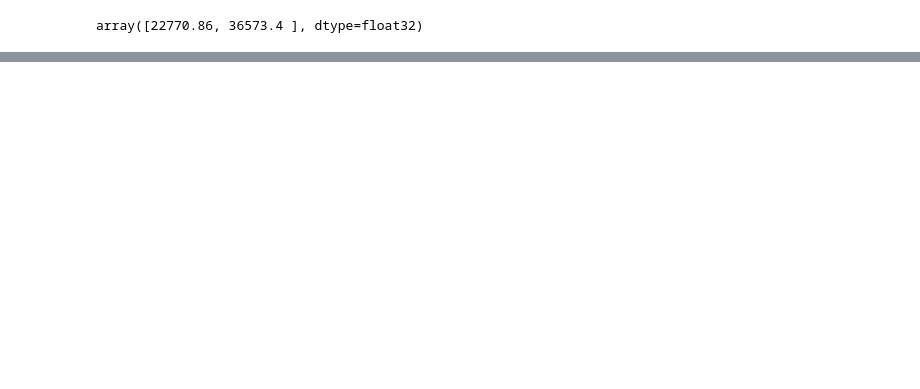
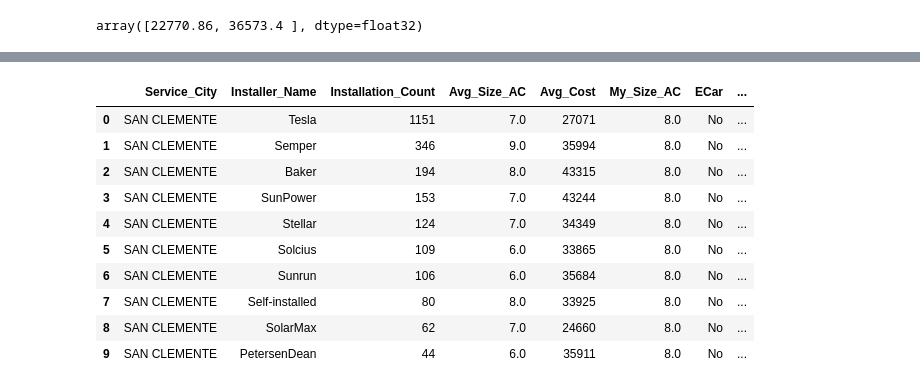
Before and after one commit to ns96/ML_Project, a Jupyter notebook: eda/db_nstevens.ipynb, the cells around one changed output, grey strips where cells are left out. Drawn from its saved outputs; the diff is of its cells as text; code cells hidden in the pictures; blank space fills up the shorter version.

```diff
--- a/eda/db_nstevens.ipynb
+++ b/eda/db_nstevens.ipynb
@@ -272,0 +274,17 @@ Data to predict {'Service_City': ['SAN DIEGO', 'SAN DIEGO', 'SAN DIEGO', 'SAN DI
+# %%
+#Test making estimates SAN CLEMENTE
+estimates = make_predications('92673', 8.0, 'No')
+df = pd.DataFrame(estimates)
+df
+# %% [output]
+|  | Service_City | Installer_Name | Installation_Count | Avg_Size_AC | Avg_Cost | My_Size_AC | ECar | ... |
+| 0 | SAN CLEMENTE | Tesla | 1151 | 7.0 | 27071 | 8.0 | No | ... |
+| 1 | SAN CLEMENTE | Semper | 346 | 9.0 | 35994 | 8.0 | No | ... |
+| 2 | SAN CLEMENTE | Baker | 194 | 8.0 | 43315 | 8.0 | No | ... |
+| 3 | SAN CLEMENTE | SunPower | 153 | 7.0 | 43244 | 8.0 | No | ... |
+| 4 | SAN CLEMENTE | Stellar | 124 | 7.0 | 34349 | 8.0 | No | ... |
+| 5 | SAN CLEMENTE | Solcius | 109 | 6.0 | 33865 | 8.0 | No | ... |
+| 6 | SAN CLEMENTE | Sunrun | 106 | 6.0 | 35684 | 8.0 | No | ... |
+| 7 | SAN CLEMENTE | Self-installed | 80 | 8.0 | 33925 | 8.0 | No | ... |
+| 8 | SAN CLEMENTE | SolarMax | 62 | 7.0 | 24660 | 8.0 | No | ... |
+| 9 | SAN CLEMENTE | PetersenDean | 44 | 6.0 | 35911 | 8.0 | No | ... |
```
Also changed, not shown: parts of 5 cells of this notebook, 5 other files.
